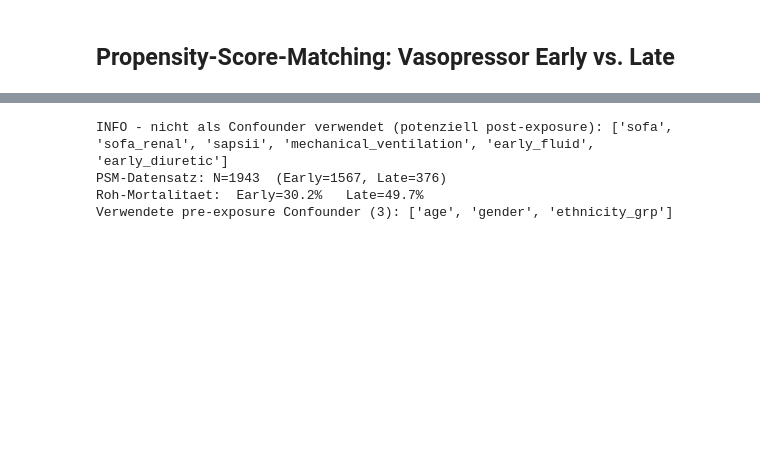
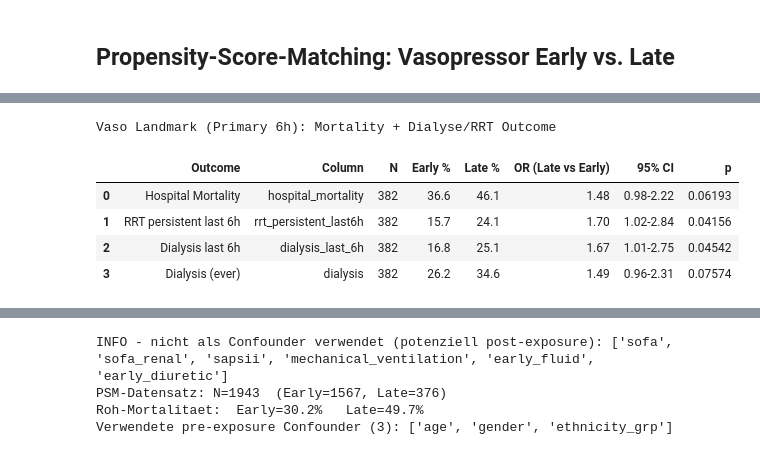
Before and after one commit to SimonKossack/mimiciii-BioMedicalProject, a Jupyter notebook: report_abgabe/nieren/07_saps2_presentation_only.ipynb, the cells around one changed output, grey strips where cells are left out. Drawn from its saved outputs; the diff is of its cells as text; code cells hidden in the pictures; blank space fills up the shorter version.

```diff
--- a/report_abgabe/nieren/07_saps2_presentation_only.ipynb
+++ b/report_abgabe/nieren/07_saps2_presentation_only.ipynb
@@ -1768,0 +1906,73 @@ OR Late vs Early: 1.48 (95% CI 0.98-2.22, p=0.06193)
+# %%
+# --- Vaso: zweites Outcome (Dialyse/RRT) in der gematchten Landmark-Kohorte ---
+import statsmodels.api as sm
+
+if "df_landmark_matched" not in globals() or df_landmark_matched.empty:
+    print("Bitte zuerst die Landmark-PSM-Zelle ausführen (Primary 6h).")
+else:
+    outcome_candidates = [
+        ("hospital_mortality", "Hospital Mortality"),
+        ("rrt_persistent_last6h", "RRT persistent last 6h"),
+        ("dialysis_last_6h", "Dialysis last 6h"),
+        ("dialysis", "Dialysis (ever)"),
+        ("rrt", "RRT"),
+    ]
+
+    available_outcomes = [(col, label) for col, label in outcome_candidates if col in df_landmark_matched.columns]
+    if len(available_outcomes) == 1:
+        print("Kein zusaetzliches Dialyse-/RRT-Outcome in df_landmark_matched gefunden.")
+    else:
+        def _fit_or_for_outcome(df_in: pd.DataFrame, outcome_col: str):
+            d = df_in[["treated", outcome_col]].dropna().copy()
+            if d.empty or d["treated"].nunique() < 2 or d[outcome_col].nunique() < 2:
+                return np.nan, np.nan, np.nan, np.nan
+
+            y = pd.to_numeric(d[outcome_col], errors="coerce")
+            d = d.loc[y.notna()].copy()
+            y = y.loc[y.notna()].astype(float)
+            if y.nunique() < 2:
+                return np.nan, np.nan, np.nan, np.nan
+
+            model = sm.Logit(y.values, sm.add_constant(d["treated"].astype(float).values)).fit(disp=False)
+            or_val = float(np.exp(model.params[1]))
+            conf = model.conf_int()
+            if hasattr(conf, "iloc"):
+                ci = np.exp(conf.iloc[1].values)
+            else:
+                ci = np.exp(conf[1])
+            p_val = float(model.pvalues[1])
+            return or_val, float(ci[0]), float(ci[1]), p_val
+
+        rows = []
+        for col, label in available_outcomes:
+            d = df_landmark_matched[["treated", col]].dropna().copy()
+            n_early = int((d["treated"] == 0).sum())
+            n_late = int((d["treated"] == 1).sum())
+            if len(d) == 0 or n_early == 0 or n_late == 0:
+                continue
+
+            rate_early = 100 * pd.to_numeric(d.loc[d["treated"] == 0, col], errors="coerce").mean()
+            rate_late = 100 * pd.to_numeric(d.loc[d["treated"] == 1, col], errors="coerce").mean()
+            or_val, ci_low, ci_high, p_val = _fit_or_for_outcome(df_landmark_matched, col)
+
+            rows.append({
+                "Outcome": label,
+                "Column": col,
+                "N": len(d),
+                "Early %": round(rate_early, 1) if pd.notna(rate_early) else np.nan,
+                "Late %": round(rate_late, 1) if pd.notna(rate_late) else np.nan,
+                "OR (Late vs Early)": round(or_val, 2) if pd.notna(or_val) else np.nan,
+                "95% CI": f"{ci_low:.2f}-{ci_high:.2f}" if pd.notna(or_val) else "NA",
+                "p": f"{p_val:.4g}" if pd.notna(p_val) else "NA",
+            })
+
+        vaso_outcome_summary = pd.DataFrame(rows)
+        print("Vaso Landmark (Primary 6h): Mortality + Dialyse/RRT Outcome")
+        display(vaso_outcome_summary)
+# %% [output]
+Vaso Landmark (Primary 6h): Mortality + Dialyse/RRT Outcome
+|  | Outcome | Column | N | Early % | Late % | OR (Late vs Early) | 95% CI | p |
+| 0 | Hospital Mortality | hospital_mortality | 382 | 36.6 | 46.1 | 1.48 | 0.98-2.22 | 0.06193 |
+| 1 | RRT persistent last 6h | rrt_persistent_last6h | 382 | 15.7 | 24.1 | 1.70 | 1.02-2.84 | 0.04156 |
+| 2 | Dialysis last 6h | dialysis_last_6h | 382 | 16.8 | 25.1 | 1.67 | 1.01-2.75 | 0.04542 |
+| 3 | Dialysis (ever) | dialysis | 382 | 26.2 | 34.6 | 1.49 | 0.96-2.31 | 0.07574 |
```
Also changed, not shown: parts of 45 cells of this notebook, 3 other files.
